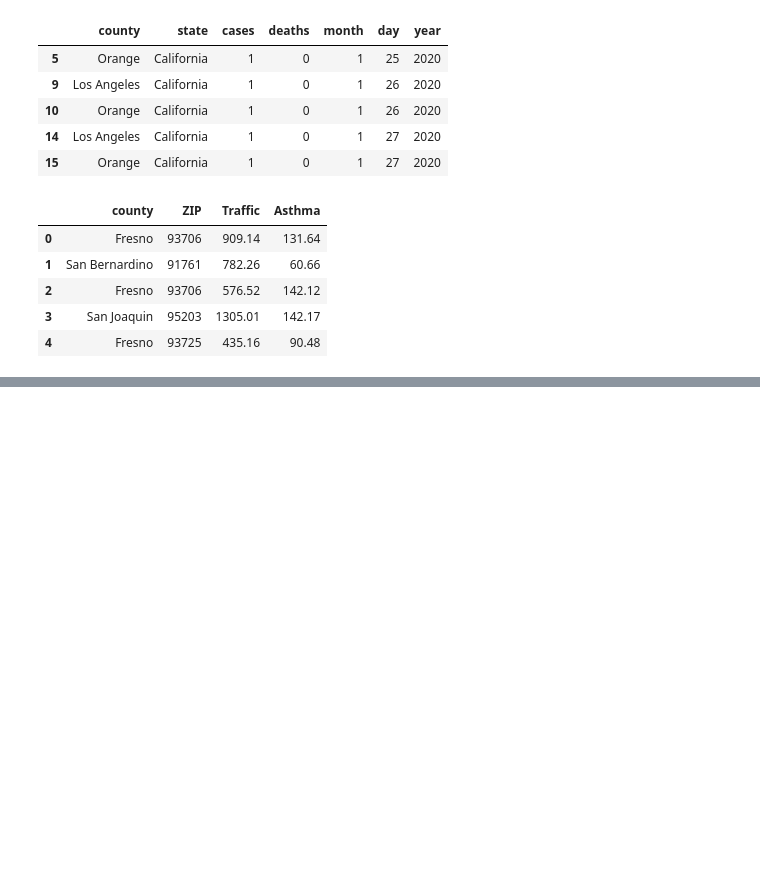
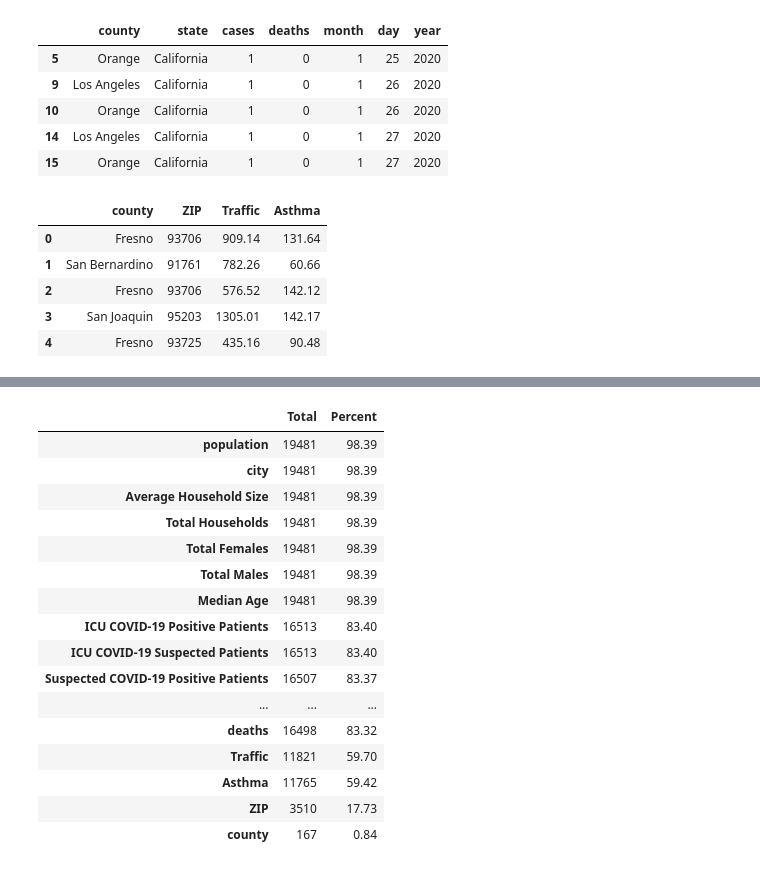
Before and after one commit to salma71/COVID_-LA, a Jupyter notebook: data_expolration.ipynb, the cells around one changed output, grey strips where cells are left out. Saved outputs shown, nothing was run; the diff lists cells and outputs as text; code cells hidden in the pictures; blank space fills up the shorter version.

```diff
--- a/data_expolration.ipynb
+++ b/data_expolration.ipynb
@@ -290,0 +330,27 @@ merge_inner.shape
+# %%
+def missing_percentage(df):
+    """This function takes a DataFrame(df) as input and returns two columns, total missing values and total missing values percentage"""
+    ## the two following line may seem complicated but its actually very simple.
+    total = df.isnull().sum().sort_values(ascending = False)[df.isnull().sum().sort_values(ascending = False) != 0]
+    percent = round(df.isnull().sum().sort_values(ascending = False)/len(df)*100,2)[round(df.isnull().sum().sort_values(ascending = False)/len(df)*100,2) != 0]
+    return pd.concat([total, percent], axis=1, keys=['Total','Percent'])
+
+missing_percentage(dataset)
+# %% [output]
+|  | Total | Percent |
+| population | 19481 | 98.39 |
+| city | 19481 | 98.39 |
+| Average Household Size | 19481 | 98.39 |
+| Total Households | 19481 | 98.39 |
+| Total Females | 19481 | 98.39 |
+| Total Males | 19481 | 98.39 |
+| Median Age | 19481 | 98.39 |
+| ICU COVID-19 Positive Patients | 16513 | 83.40 |
+| ICU COVID-19 Suspected Patients | 16513 | 83.40 |
+| Suspected COVID-19 Positive Patients | 16507 | 83.37 |
+| ... | ... | ... |
+| deaths | 16498 | 83.32 |
+| Traffic | 11821 | 59.70 |
+| Asthma | 11765 | 59.42 |
+| ZIP | 3510 | 17.73 |
+| county | 167 | 0.84 |
```
Also changed, not shown: parts of 7 cells of this notebook.
